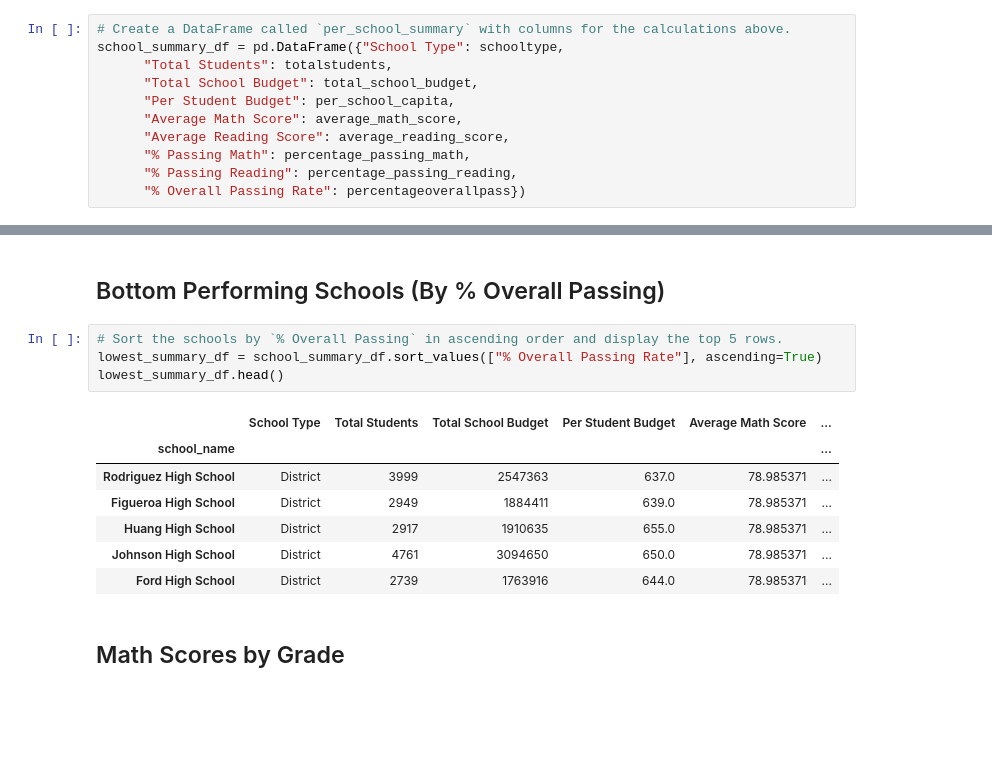
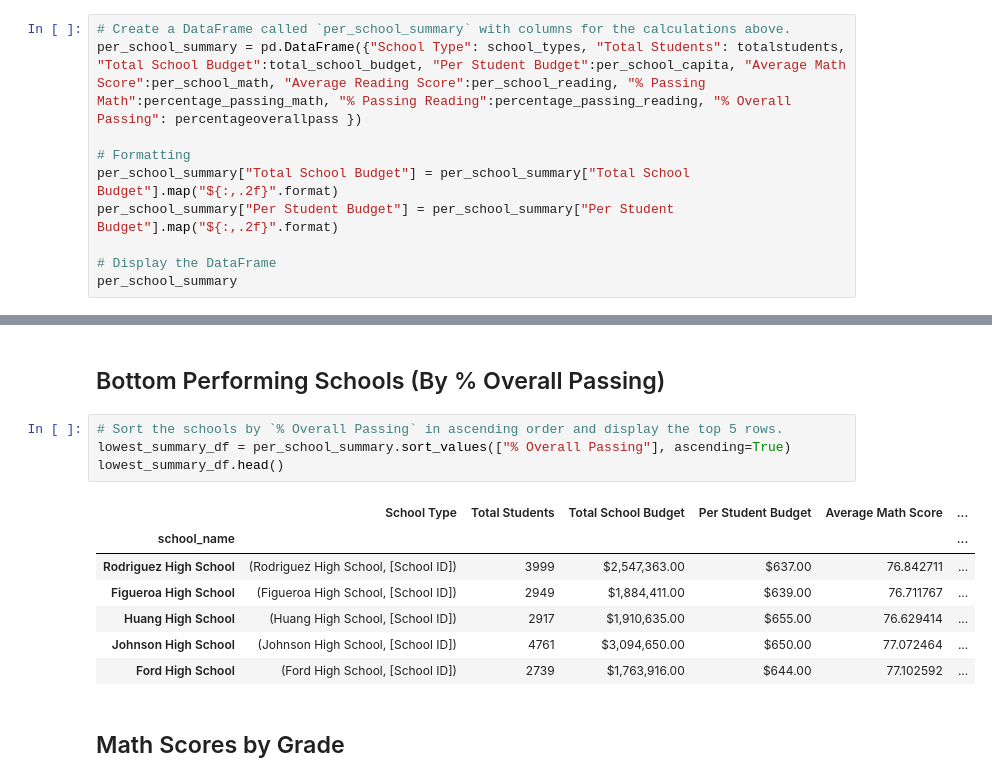
Before and after one commit to sarcaldwell36/PyCitySchool, a Jupyter notebook: PyCitySchools_starter.ipynb, the cells around one changed output, grey strips where cells are left out. Saved outputs shown, nothing was run; the diff lists cells and outputs as text; blank space fills up the shorter version.

```diff
--- a/PyCitySchools_starter.ipynb
+++ b/PyCitySchools_starter.ipynb
@@ -332,12 +332,11 @@ Wright High School       94.972222
 dtype: float64
 # %%
 # Create a DataFrame called `per_school_summary` with columns for the calculations above.
-school_summary_df = pd.DataFrame({"School Type": schooltype,
-      "Total Students": totalstudents,
-      "Total School Budget": total_school_budget,
-      "Per Student Budget": per_school_capita,
-      "Average Math Score": average_math_score,
-      "Average Reading Score": average_reading_score,
-      "% Passing Math": percentage_passing_math,
-      "% Passing Reading": percentage_passing_reading,
-      "% Overall Passing Rate": percentageoverallpass})
+per_school_summary = pd.DataFrame({"School Type": school_types, "Total Students": totalstudents, "Total School Budget":total_school_budget, "Per Student Budget":per_school_capita, "Average Math Score":per_school_math, "Average Reading Score":per_school_reading, "% Passing Math":percentage_passing_math, "% Passing Reading":percentage_passing_reading, "% Overall Passing": percentageoverallpass })
+
+# Formatting
+per_school_summary["Total School Budget"] = per_school_summary["Total School Budget"].map("${:,.2f}".format)
+per_school_summary["Per Student Budget"] = per_school_summary["Per Student Budget"].map("${:,.2f}".format)
+
+# Display the DataFrame
+per_school_summary
@@ -359,16 +376,16 @@ highest_summary_df.head()
 ## Bottom Performing Schools (By % Overall Passing)
 # %%
 # Sort the schools by `% Overall Passing` in ascending order and display the top 5 rows.
-lowest_summary_df = school_summary_df.sort_values(["% Overall Passing Rate"], ascending=True)
+lowest_summary_df = per_school_summary.sort_values(["% Overall Passing"], ascending=True)
 lowest_summary_df.head()
 # %% [output]
 |  | School Type | Total Students | Total School Budget | Per Student Budget | Average Math Score | ... |
 | school_name |  |  |  |  |  | ... |
-| Rodriguez High School | District | 3999 | 2547363 | 637.0 | 78.985371 | ... |
-| Figueroa High School | District | 2949 | 1884411 | 639.0 | 78.985371 | ... |
-| Huang High School | District | 2917 | 1910635 | 655.0 | 78.985371 | ... |
-| Johnson High School | District | 4761 | 3094650 | 650.0 | 78.985371 | ... |
-| Ford High School | District | 2739 | 1763916 | 644.0 | 78.985371 | ... |
+| Rodriguez High School | (Rodriguez High School, [School ID]) | 3999 | $2,547,363.00 | $637.00 | 76.842711 | ... |
+| Figueroa High School | (Figueroa High School, [School ID]) | 2949 | $1,884,411.00 | $639.00 | 76.711767 | ... |
+| Huang High School | (Huang High School, [School ID]) | 2917 | $1,910,635.00 | $655.00 | 76.629414 | ... |
+| Johnson High School | (Johnson High School, [School ID]) | 4761 | $3,094,650.00 | $650.00 | 77.072464 | ... |
+| Ford High School | (Ford High School, [School ID]) | 2739 | $1,763,916.00 | $644.00 | 77.102592 | ... |
 # %% [markdown]
 ## Math Scores by Grade
 # %%
```
Also changed, not shown: parts of 7 cells of this notebook.
